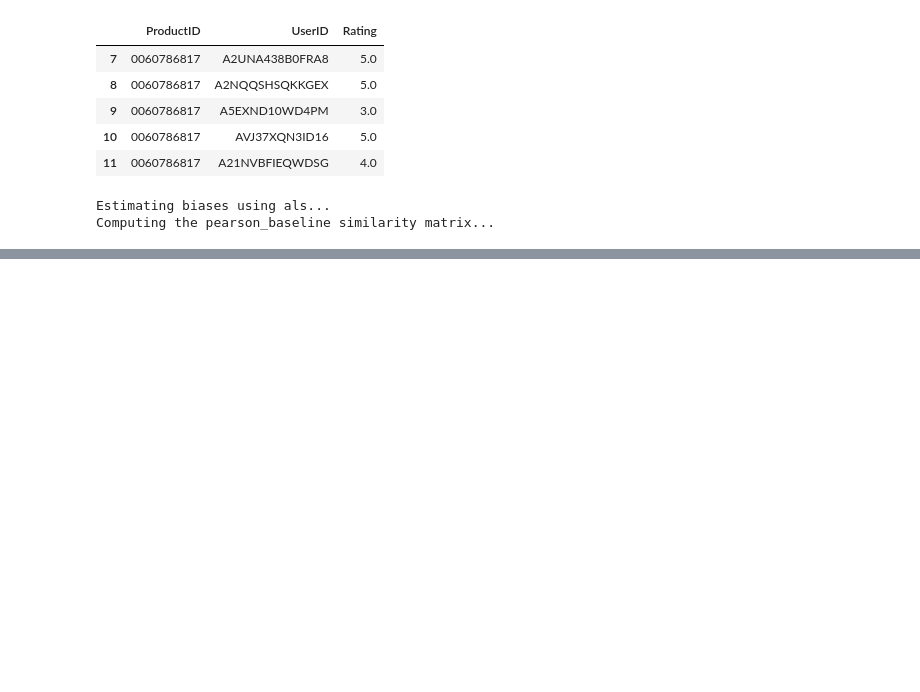
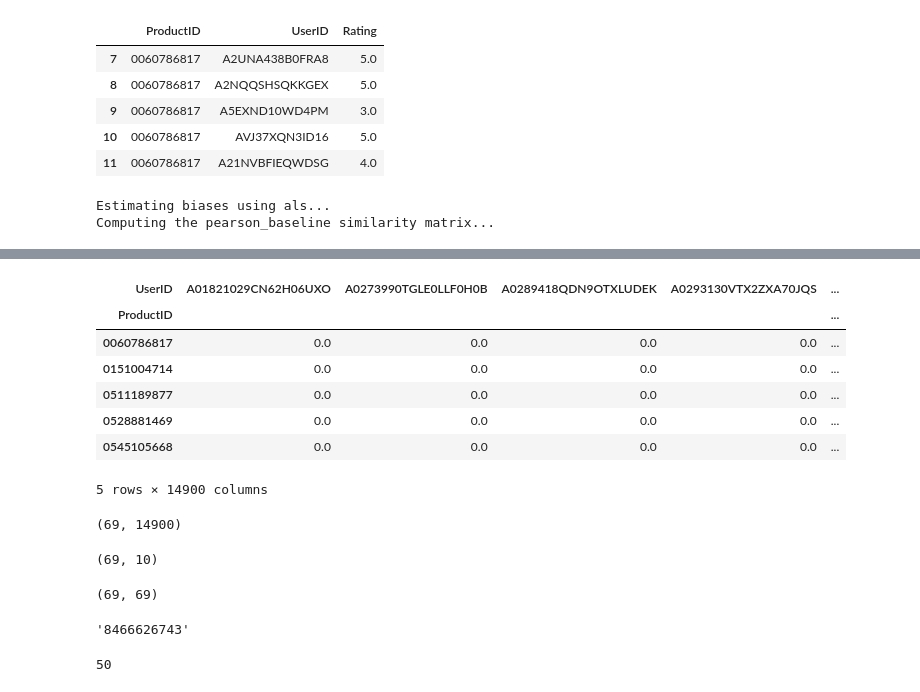
Before and after one commit to Blaisekhan/Capstone-Project---Recommender-Systems, a Jupyter notebook: Capstone_codes.ipynb, the cells around one changed output, grey strips where cells are left out. Cells and saved outputs as stored; diff of their text form; code cells hidden in the pictures; blank space fills up the shorter version.

```diff
--- a/Capstone_codes.ipynb
+++ b/Capstone_codes.ipynb
@@ -409,0 +440,44 @@ Computing the pearson_baseline similarity matrix...
+# %%
+#Transposing the matrix
+y = r_matrix.T
+y.head()
+# %% [output]
+| UserID | A01821029CN62H06UXO | A0273990TGLE0LLF0H0B | A0289418QDN9OTXLUDEK | A0293130VTX2ZXA70JQS | ... |
+| ProductID |  |  |  |  | ... |
+| 0060786817 | 0.0 | 0.0 | 0.0 | 0.0 | ... |
+| 0151004714 | 0.0 | 0.0 | 0.0 | 0.0 | ... |
+| 0511189877 | 0.0 | 0.0 | 0.0 | 0.0 | ... |
+| 0528881469 | 0.0 | 0.0 | 0.0 | 0.0 | ... |
+| 0545105668 | 0.0 | 0.0 | 0.0 | 0.0 | ... |
+5 rows × 14900 columns
+# %%
+y.shape
+# %% [output]
+(69, 14900)
+# %%
+#Decomposing the Matrix
+from sklearn.decomposition import TruncatedSVD
+SVD = TruncatedSVD(n_components=10)
+decomp_matrix = SVD.fit_transform(y)
+decomp_matrix.shape
+# %% [output]
+(69, 10)
+# %%
+#Correlation
+cor_matrix = np.corrcoef(decomp_matrix)
+cor_matrix.shape
+# %% [output]
+(69, 69)
+# %%
+#Choosing any product purchased by a user
+y.index[50]
+# %% [output]
+'8466626743'
+# %%
+pdt = '8466626743'
+products = list(y.index)
+product_ID = products.index(pdt)
+
+product_ID
+# %% [output]
+50
```
Also changed, not shown: parts of 12 cells of this notebook.
